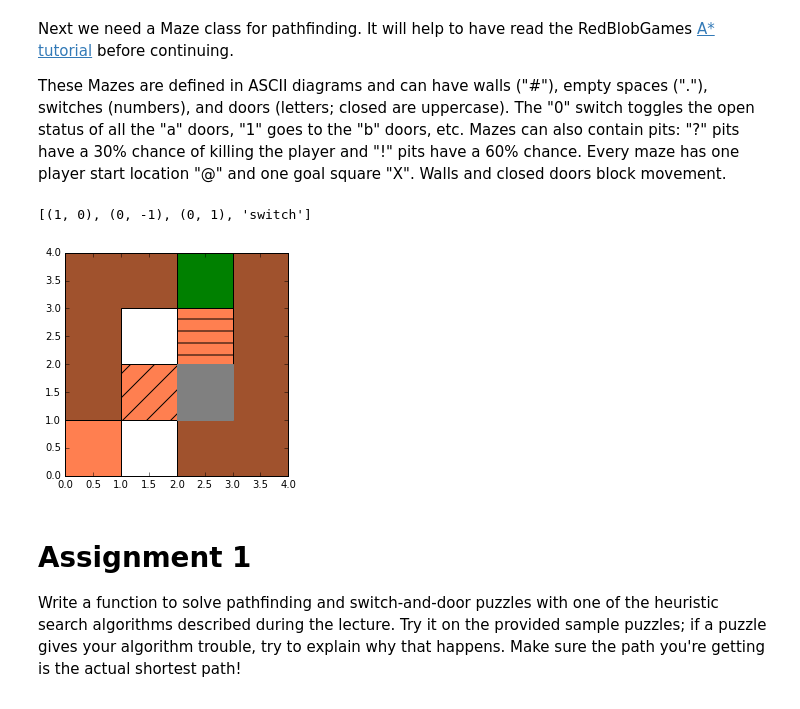
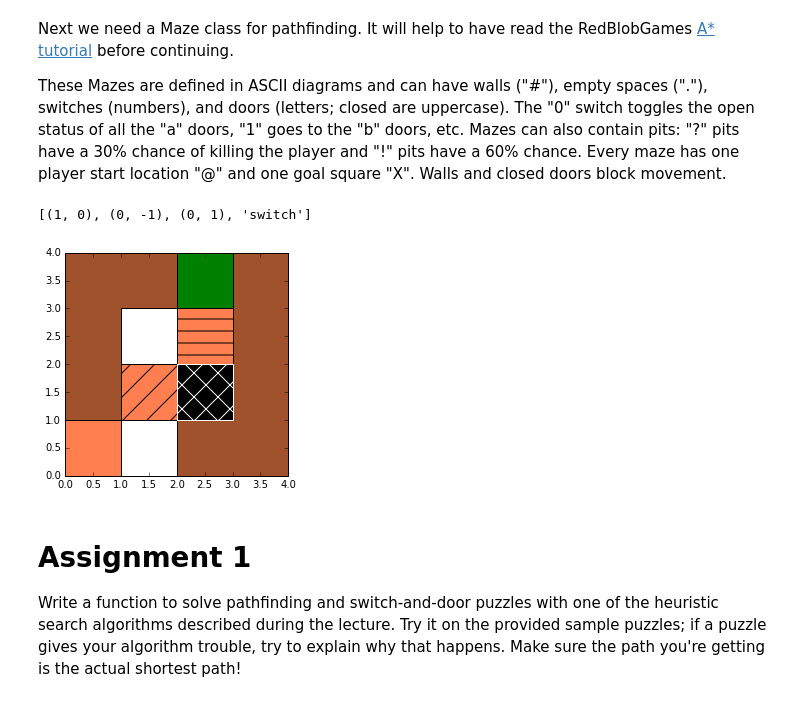
Before and after one commit to AndrewHess/spcs-ai, a Jupyter notebook: projects/3-mazes/Hess.ipynb, the cells around one changed output. Cells and saved outputs as stored; diff of their text form; code cells hidden in the pictures.

```diff
--- a/projects/3-mazes/Hess.ipynb
+++ b/projects/3-mazes/Hess.ipynb
@@ -68,6 +68,8 @@ class Maze:
                 self.grid[y][x] = self.toggle_cell(switchnum,self.grid[y][x])
 
     def is_free(self,x,y):
+        if self.exit_pos == (x, y):
+            return True
         if y < 0 or y >= len(self.grid):
             return False
         if x < 0 or x >= len(self.grid[0]):
@@ -130,34 +132,34 @@ class Maze:
                     patches.Rectangle((x, y),
                                       1,1,
                                       fill=True,
                                       facecolor=Maze.Colors[cell.lower()],
                                       edgecolor="black",
                                       hatch="/" if is_switch else ("-" if (is_door and not is_open) else None),
                                       label=cell)
                 )
         ax1.add_patch(
             patches.Rectangle(self.player_pos,
                               1,1,
                               fill=True,
                               hatch="x" if not self.player_alive else None,
                               facecolor=Maze.Colors["@"] if self.player_alive else "black",
                               edgecolor=Maze.Colors["@"] if self.player_alive else "white")
         )
         plt.show(fig1)
 
 sample=Maze([
         "##X#",
         "#.A#",
         "#0?#",
         "a@##"
     ])
 sample.move_player(0,1)
 print(sample.available_moves())
 sample.move_player(1,0)
 sample.draw()
 # %% [output]
 [(1, 0), (0, -1), (0, 1), 'switch']
-[figure, old version]
+[figure, new version]
 # %% [markdown]
 # Assignment 1
 
```
Also changed, not shown: parts of 1 cell of this notebook.
